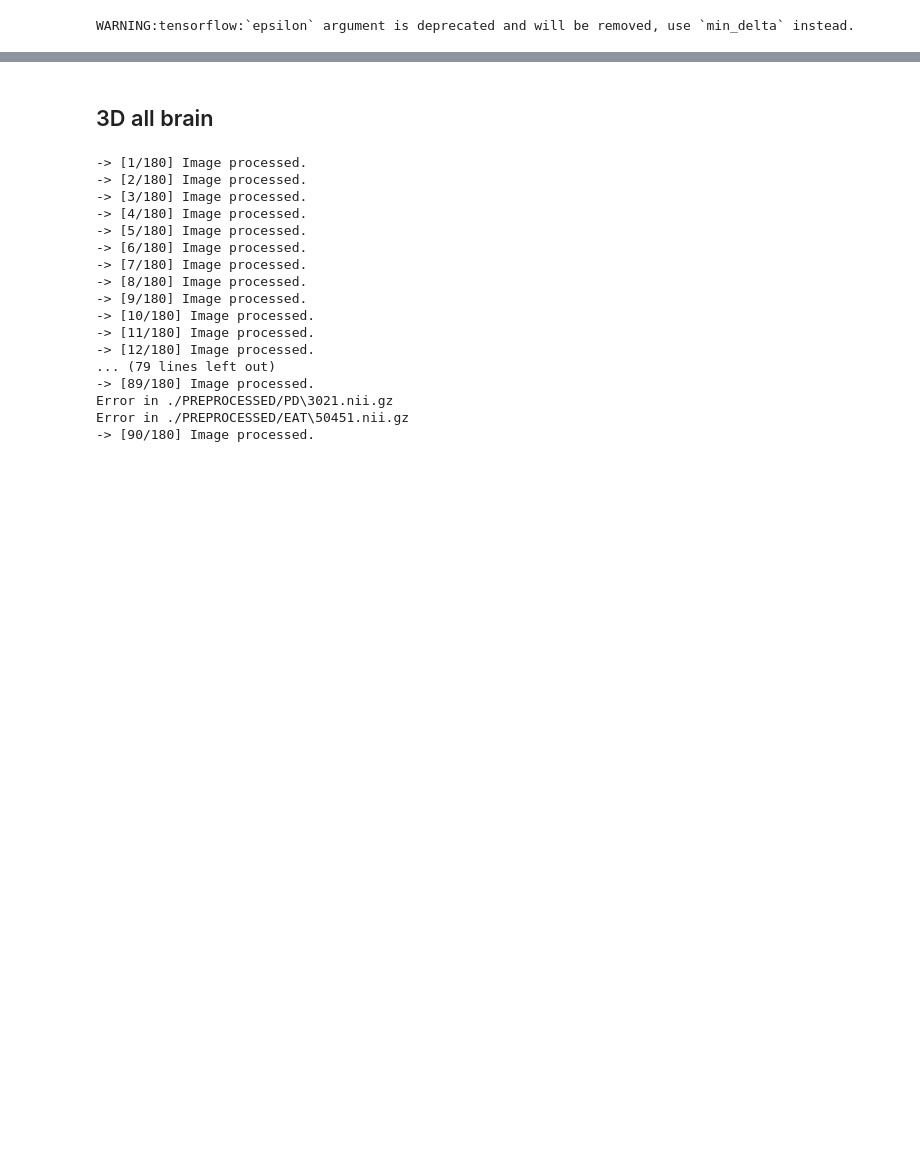
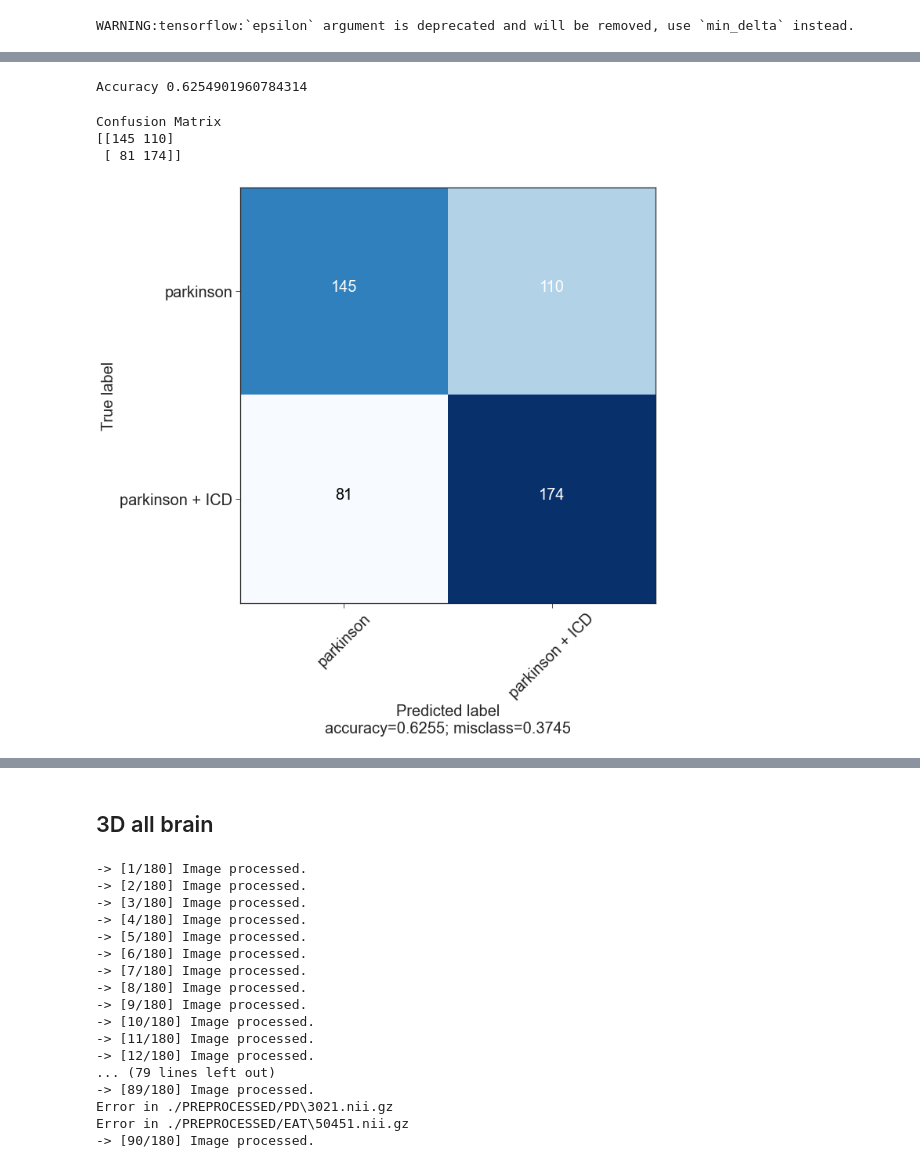
Before and after one commit to jmluna123/desorders, a Jupyter notebook: Models.ipynb, the cells around one changed output, grey strips where cells are left out. Saved outputs shown, nothing was run; the diff lists cells and outputs as text; code cells hidden in the pictures; blank space fills up the shorter version.

```diff
--- a/Models.ipynb
+++ b/Models.ipynb
@@ -527,3 +532,3 @@ X_axial3c_train, y_axial3c_train = get_slices_per_group_axial_3c(X_train[0:4], y
 # %%
-X_axialec_test, y_axial3c_test = get_slices_per_group_axial_3c(X_test[0:2], y_test[0:2])
+X_axial3c_test, y_axial3c_test = get_slices_per_group_axial_3c(X_test, y_test)
 # %% [output]
@@ -600,14 +604,15 @@ es_callback = tf.keras.callbacks.EarlyStopping(monitor='val_loss', patience=5, v
 # %% [output]
 WARNING:tensorflow:`epsilon` argument is deprecated and will be removed, use `min_delta` instead.
 # %%
+batch_size = 10
 epochs = 1000
 dropout_rate = 0.5
 
 model = Sequential()
-# model.add(Flatten(input_shape=train_data.shape[1:]))
+model.add(Flatten(input_shape=X_axial3c_train.shape[1:]))
 model.add(Dense(256, activation='relu'))
 model.add(Dropout(dropout_rate))
-model.add(Dense(1, activation=tf.nn.softmax))
+model.add(Dense(num_classes, activation=tf.nn.sigmoid))
 
 adam_opt2=Adam(lr = 0.0001, beta_1=0.7, beta_2=0.995, amsgrad=True)
 
@@ -615,12 +620,9 @@ model.compile(optimizer=tf.keras.optimizers.Adam(learning_rate=0.0001),loss=kera
 
 history = model.fit(X_axial3c_train, y_axial3c_train,
                     epochs=epochs,
-                    batch_size=1,
+                    batch_size=batch_size,
                     callbacks=[lr_reduce, es_callback],
                     validation_split=0.2,
                     verbose= 2)
-
-with open(extracted_features_dir+'history_'+model_name+'.txt','w') as f:
-    f.write(str(history.history))
 # %% [output]
 Epoch 1/1000
@@ -631,0 +662,58 @@ KeyboardInterrupt:
+# %%
+preds = model.predict(X_axial3c_test)
+
+predictions = [(0 if i <0.5 else 1) for i in preds]
+cm = confusion_matrix(y_pred=predictions, y_true=y_axial3c_test)
+
+print('Accuracy {}'.format(accuracy_score(y_true=y_axial3c_test, y_pred=predictions)))
+# %% [output]
+Accuracy 0.6254901960784314
+# %%
+plt.rcParams["axes.grid"] = False
+plt.rcParams.update({'font.size': 20})
+
+labels = ['parkinson', "parkinson + ICD"]
+
+from sklearn.metrics import confusion_matrix
+import itertools
+def plot_confusion_matrix(cm, classes,
+                          normalize=False,
+                          title='Confusion matrix',
+                          cmap=plt.cm.Blues):
+    accuracy = np.trace(cm) / float(np.sum(cm))
+    misclass = 1 - accuracy
+    if normalize:
+        cm = cm.astype('float') / cm.sum(axis=1)[:, np.newaxis]
+        print("Normalized confusion matrix")
+    else:
+        print('Confusion Matrix')
+
+    print(cm)
+#     fig = plt.figure()
+    plt.imshow(cm, interpolation='nearest', cmap=cmap)
+#     plt.title(title)
+#     plt.colorbar()
+    tick_marks = np.arange(len(classes))
+    plt.xticks(tick_marks, classes, rotation=45)
+    plt.yticks(tick_marks, classes)
+
+    fmt = '.2f' if normalize else 'd'
+    thresh = cm.max() / 2.
+    for i, j in itertools.product(range(cm.shape[0]), range(cm.shape[1])):
+        plt.text(j, i, format(cm[i, j], fmt),
+                 horizontalalignment="center",
+                 color="white" if cm[i, j] > thresh else "black")
+
+    plt.tight_layout()
+    plt.ylabel('True label')
+    plt.xlabel('Predicted label\naccuracy={:0.4f}; misclass={:0.4f}'.format(accuracy, misclass))
+    plt.savefig('confusion_marix.png', bbox_inches='tight', dpi = 100)
+
+
+plt.figure(figsize=(10,10))
+plot_confusion_matrix(cm, classes=labels, title=' ')
+# %% [output]
+Confusion Matrix
+[[145 110]
+ [ 81 174]]
+[figure, added]
```
Also changed, not shown: parts of 16 cells of this notebook, 4 other files.
